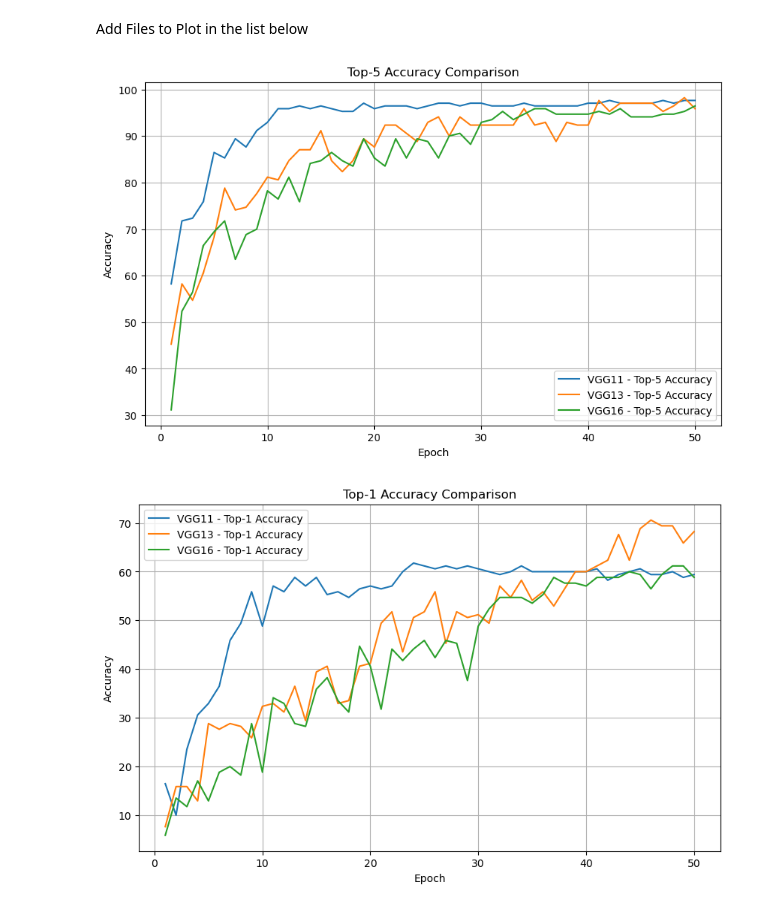
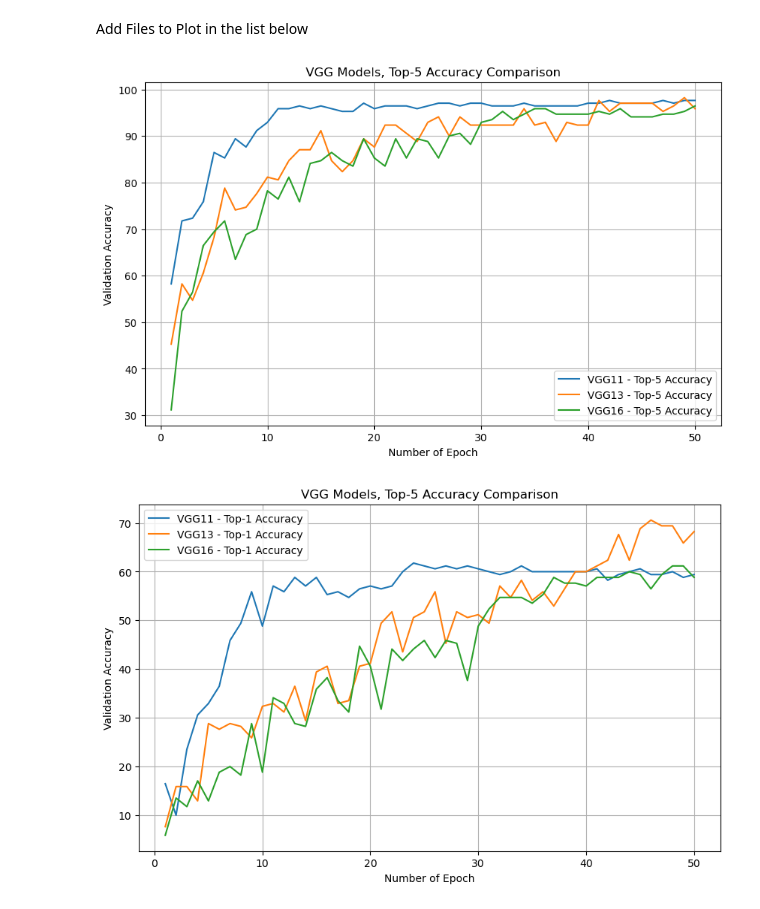
Before and after one commit to BhatiaDivtej/CNN-Flower-Classification, a Jupyter notebook: analysis/vgg/Untuned/vgg_analysis.ipynb, the cells around one changed output. Drawn from its saved outputs; the diff is of its cells as text; code cells hidden in the pictures.

```diff
--- a/analysis/vgg/Untuned/vgg_analysis.ipynb
+++ b/analysis/vgg/Untuned/vgg_analysis.ipynb
@@ -32,19 +32,19 @@ log_files = ['data_vgg11.log', 'data_vgg13.log', 'data_vgg16.log']
 # %%
 # Plotting Top-5 Accuracy
 plt.figure(figsize=(10, 6))  # Adjust figure size as needed
 for log_file in log_files:
     epochs, _, top5_accuracy = parse_log(log_file)
     model_name = log_file.split('_')[1].split('.')[0].upper()  # Extract model name from file name
     plot_performance(epochs, top5_accuracy, model_name, 'Top-5 Accuracy')
 
-plt.xlabel('Epoch')
-plt.ylabel('Accuracy')
-plt.title('Top-5 Accuracy Comparison')
+plt.xlabel('Number of Epoch')
+plt.ylabel('Validation Accuracy')
+plt.title('VGG Models, Top-5 Accuracy Comparison')
 plt.legend()
-plt.grid(True)
+plt.grid(Truex)
 plt.show()
 # %% [output]
-[figure, old version]
+[figure, new version]
 # %%
 # Plotting Top-1 Accuracy
 plt.figure(figsize=(10, 6))  # Adjust figure size as needed
@@ -53,11 +53,11 @@ for log_file in log_files:
     model_name = log_file.split('_')[1].split('.')[0].upper()  # Extract model name from file name
     plot_performance(epochs, top1_accuracy, model_name, 'Top-1 Accuracy')
 
-plt.xlabel('Epoch')
-plt.ylabel('Accuracy')
-plt.title('Top-1 Accuracy Comparison')
+plt.xlabel('Number of Epoch')
+plt.ylabel('Validation Accuracy')
+plt.title('VGG Models, Top-5 Accuracy Comparison')
 plt.legend()
 plt.grid(True)
 plt.show()
 # %% [output]
-[figure, old version]
+[figure, new version]
```
Also changed, not shown: 2 other files.
